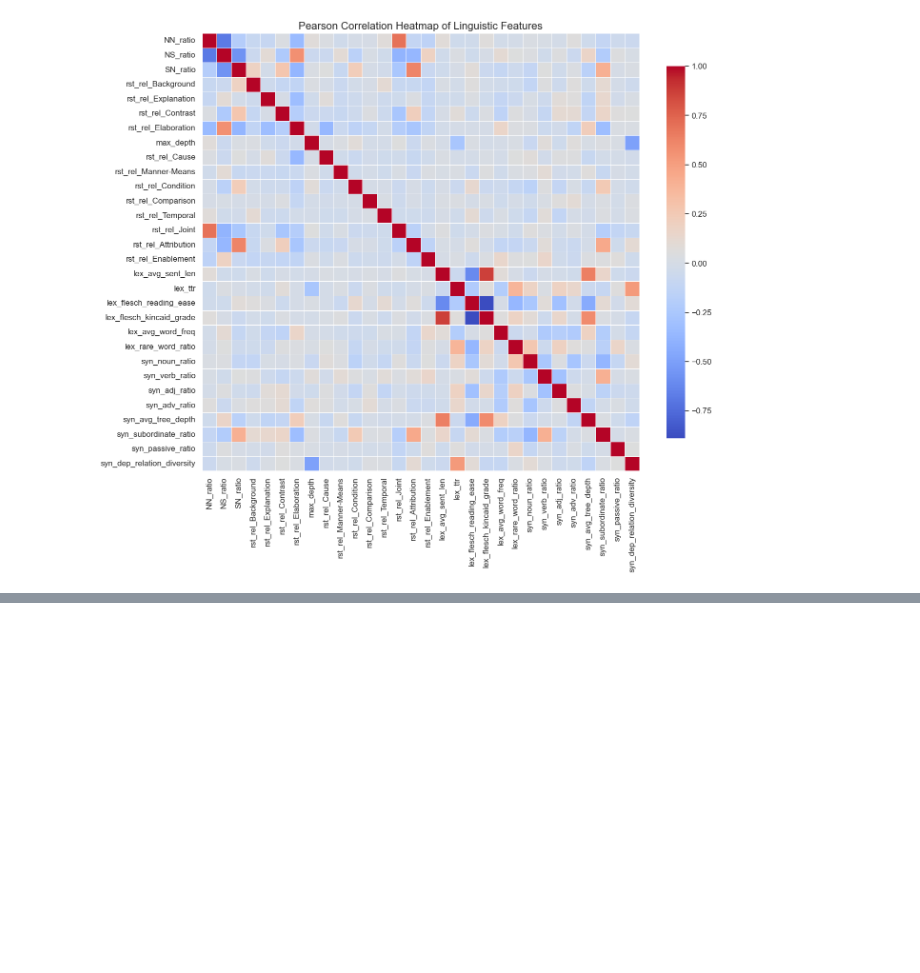
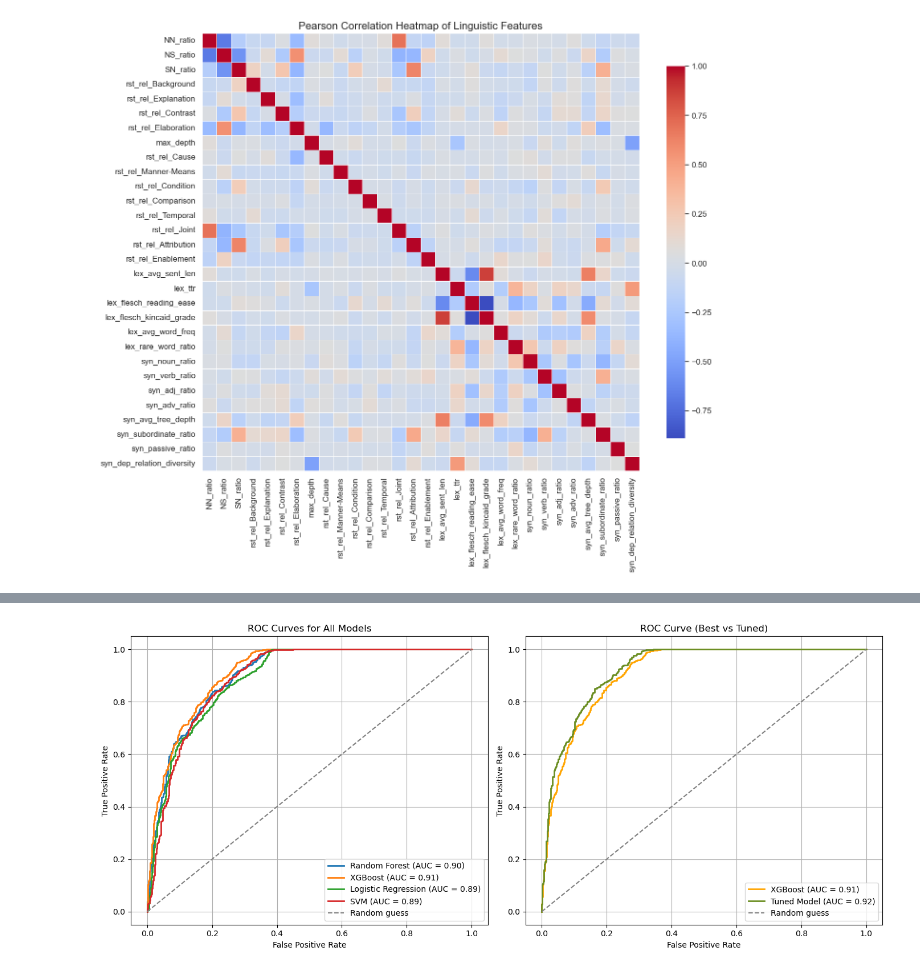
Before and after one commit to Triet00/Systematic-Bias-Detection-in-AES, a Jupyter notebook: Thesis Code.ipynb, the cells around one changed output, grey strips where cells are left out. Saved outputs shown, nothing was run; the diff lists cells and outputs as text; code cells hidden in the pictures; blank space fills up the shorter version.

Commit message:
Updated visualizations

```diff
--- a/Thesis Code.ipynb
+++ b/Thesis Code.ipynb
@@ -3391,0 +3410,48 @@ print(complete_features)
+# %%
+import matplotlib.pyplot as plt
+from sklearn.metrics import roc_curve, roc_auc_score
+
+# Compute ROC for tuned model separately
+fpr_tuned, tpr_tuned, _ = roc_curve(y_test, y_test_proba_tuned)
+roc_auc_tuned = roc_auc_score(y_test, y_test_proba_tuned)
+
+# Get best model row
+best_model_row = results_df.loc[results_df['test_roc_auc'].idxmax()]
+best_model_name = best_model_row['model']
+best_model_auc = best_model_row['test_roc_auc']
+best_fpr, best_tpr, _ = best_model_row['test_roc_curve']
+
+# Create subplots: 1 row, 2 columns
+fig, axes = plt.subplots(1, 2, figsize=(14, 6))
+
+# --- Subplot 1: All models from results_df ---
+for model_name, model_roc_auc, model_roc_curve in zip(
+    results_df["model"], results_df["test_roc_auc"], results_df["test_roc_curve"]
+):
+    fpr, tpr, _ = model_roc_curve
+    axes[0].plot(fpr, tpr, lw=2, label=f"{model_name} (AUC = {model_roc_auc:.2f})")
+
+# Random guess baseline
+axes[0].plot([0, 1], [0, 1], color="gray", linestyle="--", label="Random guess")
+axes[0].set_xlabel("False Positive Rate")
+axes[0].set_ylabel("True Positive Rate")
+axes[0].set_title("ROC Curves for All Models")
+axes[0].legend(loc="lower right")
+axes[0].grid(True)
+
+# --- Subplot 2: Best model vs tuned model ---
+axes[1].plot(best_fpr, best_tpr, color="orange", lw=2,
+             label=f"{best_model_name} (AUC = {best_model_auc:.2f})")
+axes[1].plot(fpr_tuned, tpr_tuned, color="olivedrab", lw=2,
+             label=f"Tuned Model (AUC = {roc_auc_tuned:.2f})")
+axes[1].plot([0, 1], [0, 1], color="gray", linestyle="--", label="Random guess")
+axes[1].set_xlabel("False Positive Rate")
+axes[1].set_ylabel("True Positive Rate")
+axes[1].set_title("ROC Curve (Best vs Tuned)")
+axes[1].legend(loc="lower right")
+axes[1].grid(True)
+
+plt.tight_layout()
+plt.show()
+# %% [output]
+[figure, added]
```
Also changed, not shown: parts of 5 cells of this notebook.
